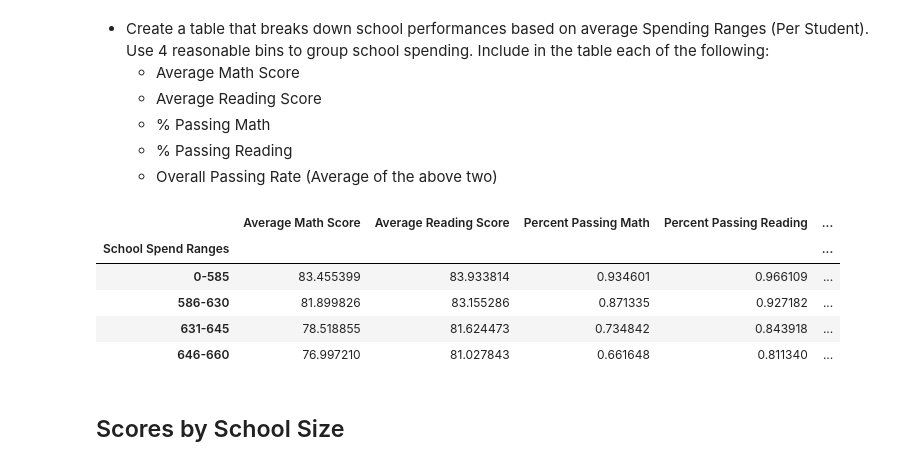
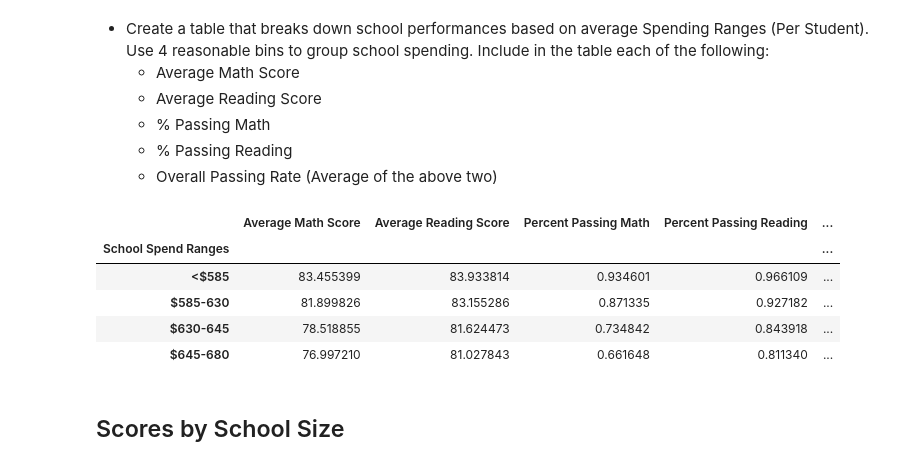
Before and after one commit to tiffanyharris711/pandas-challenge, a Jupyter notebook: PyCitySchools/PyCitySchools.ipynb, the cells around one changed output. Drawn from its saved outputs; the diff is of its cells as text; code cells hidden in the pictures.

```diff
--- a/PyCitySchools/PyCitySchools.ipynb
+++ b/PyCitySchools/PyCitySchools.ipynb
@@ -277,29 +308,46 @@ reading_data_complete.rename(columns={"school_name": "School Name"})
   * % Passing Math
   * % Passing Reading
   * Overall Passing Rate (Average of the above two)
+# %%
+#recreated school summary dataframe to include school size
+sch_size = school_data_groupBy["size"].max()
+
+school_summary_df2 = pd.DataFrame({
+    "School Type": summary_df,
+    "Total Students": num_of_stu,
+    "Total School Budget": budget,
+    "Per Student Budget": per_stu_budget,
+    "Average Math Score": math_avg,
+    "Average Reading Score": read_avg,
+    "Percent Passing Math": per_pass_math,
+    "Percent Passing Reading": per_pass_read,
+    "Percent Passing Overall": per_pass_overall,
+    "School Size": sch_size
+    })
 # %%
-bins = [0,585,630,645,660]
-group_labels = ["0-585", "586-630", "631-645", "646-660"]
+#summarize the data based on groups of average spend per student
+bins = [0,585,630,645,680]
+group_labels = ["<$585", "$585-630", "$630-645", "$645-680"]
 
-school_summary_df["School Spend Ranges"] = pd.cut(school_summary_df["Per Student Budget"],bins=bins, labels=group_labels)
+school_summary_df2["School Spend Ranges"] = pd.cut(school_summary_df2["Per Student Budget"],bins=bins, labels=group_labels)
 # %%
-spend_ranges_groupby = school_summary_df.groupby("School Spend Ranges")
+spend_ranges_groupby = school_summary_df2.groupby("School Spend Ranges")
 spend_ranges_avg = spend_ranges_groupby.mean()
 scores_by_school_spending = spend_ranges_avg[[
     "Average Math Score",
     "Average Reading Score",
     "Percent Passing Math",
     "Percent Passing Reading",
     "Percent Passing Overall"
 ]]
 scores_by_school_spending
 # %% [output]
 |  | Average Math Score | Average Reading Score | Percent Passing Math | Percent Passing Reading | ... |
 | School Spend Ranges |  |  |  |  | ... |
-| 0-585 | 83.455399 | 83.933814 | 0.934601 | 0.966109 | ... |
-| 586-630 | 81.899826 | 83.155286 | 0.871335 | 0.927182 | ... |
-| 631-645 | 78.518855 | 81.624473 | 0.734842 | 0.843918 | ... |
-| 646-660 | 76.997210 | 81.027843 | 0.661648 | 0.811340 | ... |
+| <$585 | 83.455399 | 83.933814 | 0.934601 | 0.966109 | ... |
+| $585-630 | 81.899826 | 83.155286 | 0.871335 | 0.927182 | ... |
+| $630-645 | 78.518855 | 81.624473 | 0.734842 | 0.843918 | ... |
+| $645-680 | 76.997210 | 81.027843 | 0.661648 | 0.811340 | ... |
 # %% [markdown]
 ## Scores by School Size
 # %% [markdown]
```
Also changed, not shown: parts of 12 cells of this notebook, 1 other file.
